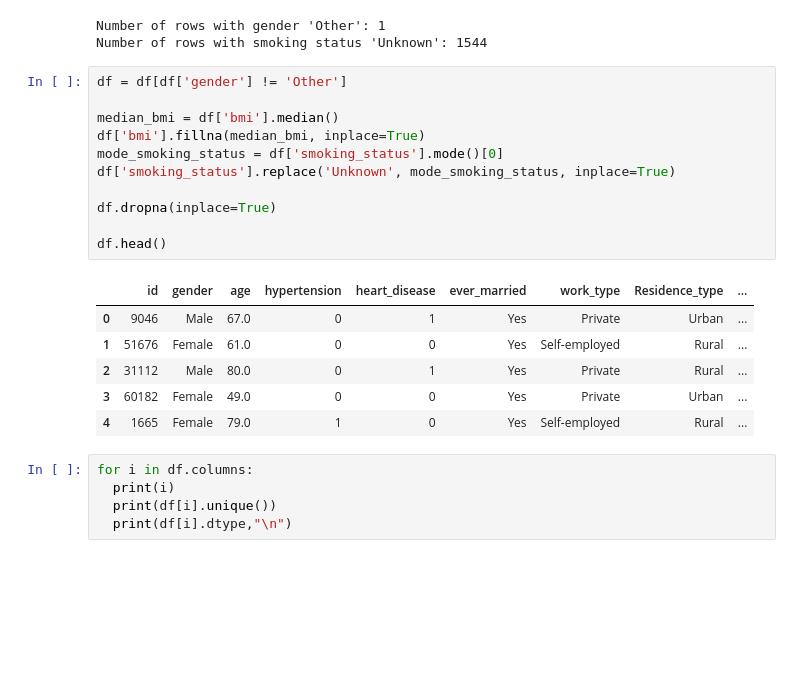
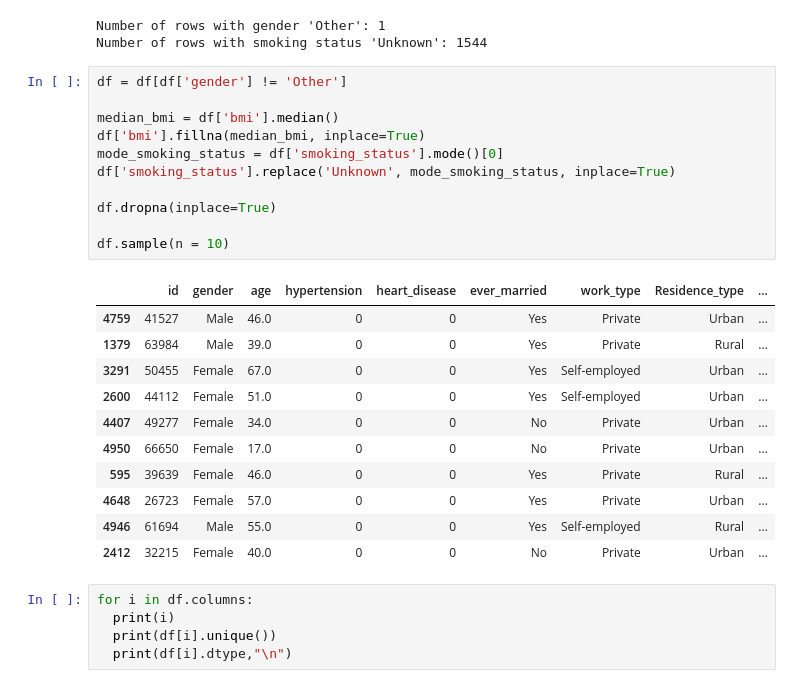
Before and after one commit to WSNekoWay/AI_ALP_Bryan---Hans, a Jupyter notebook: random_forest_stroke.ipynb, the cells around one changed output. Saved outputs shown, nothing was run; the diff lists cells and outputs as text; blank space fills up the shorter version.

```diff
--- a/random_forest_stroke.ipynb
+++ b/random_forest_stroke.ipynb
@@ -107,21 +107,26 @@ Number of rows with smoking status 'Unknown': 1544
 # %%
 df = df[df['gender'] != 'Other']
 
 median_bmi = df['bmi'].median()
 df['bmi'].fillna(median_bmi, inplace=True)
 mode_smoking_status = df['smoking_status'].mode()[0]
 df['smoking_status'].replace('Unknown', mode_smoking_status, inplace=True)
 
 df.dropna(inplace=True)
 
-df.head()
+df.sample(n = 10)
 # %% [output]
 |  | id | gender | age | hypertension | heart_disease | ever_married | work_type | Residence_type | ... |
-| 0 | 9046 | Male | 67.0 | 0 | 1 | Yes | Private | Urban | ... |
-| 1 | 51676 | Female | 61.0 | 0 | 0 | Yes | Self-employed | Rural | ... |
-| 2 | 31112 | Male | 80.0 | 0 | 1 | Yes | Private | Rural | ... |
-| 3 | 60182 | Female | 49.0 | 0 | 0 | Yes | Private | Urban | ... |
-| 4 | 1665 | Female | 79.0 | 1 | 0 | Yes | Self-employed | Rural | ... |
+| 4759 | 41527 | Male | 46.0 | 0 | 0 | Yes | Private | Urban | ... |
+| 1379 | 63984 | Male | 39.0 | 0 | 0 | Yes | Private | Rural | ... |
+| 3291 | 50455 | Female | 67.0 | 0 | 0 | Yes | Self-employed | Urban | ... |
+| 2600 | 44112 | Female | 51.0 | 0 | 0 | Yes | Self-employed | Urban | ... |
+| 4407 | 49277 | Female | 34.0 | 0 | 0 | No | Private | Urban | ... |
+| 4950 | 66650 | Female | 17.0 | 0 | 0 | No | Private | Urban | ... |
+| 595 | 39639 | Female | 46.0 | 0 | 0 | Yes | Private | Rural | ... |
+| 4648 | 26723 | Female | 57.0 | 0 | 0 | Yes | Private | Urban | ... |
+| 4946 | 61694 | Male | 55.0 | 0 | 0 | Yes | Self-employed | Rural | ... |
+| 2412 | 32215 | Female | 40.0 | 0 | 0 | No | Private | Urban | ... |
 # %%
 for i in df.columns:
   print(i)
```
Also changed, not shown: parts of 3 cells of this notebook, 2 other files.
